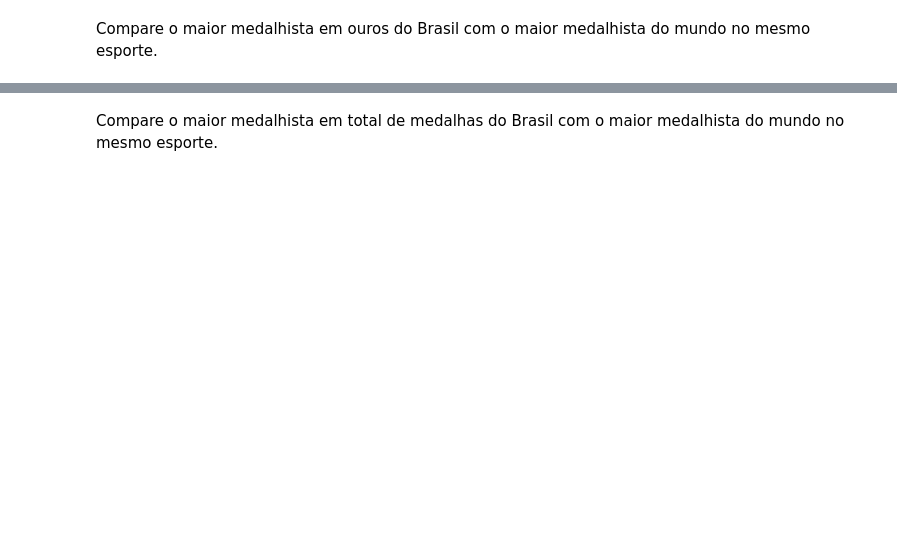
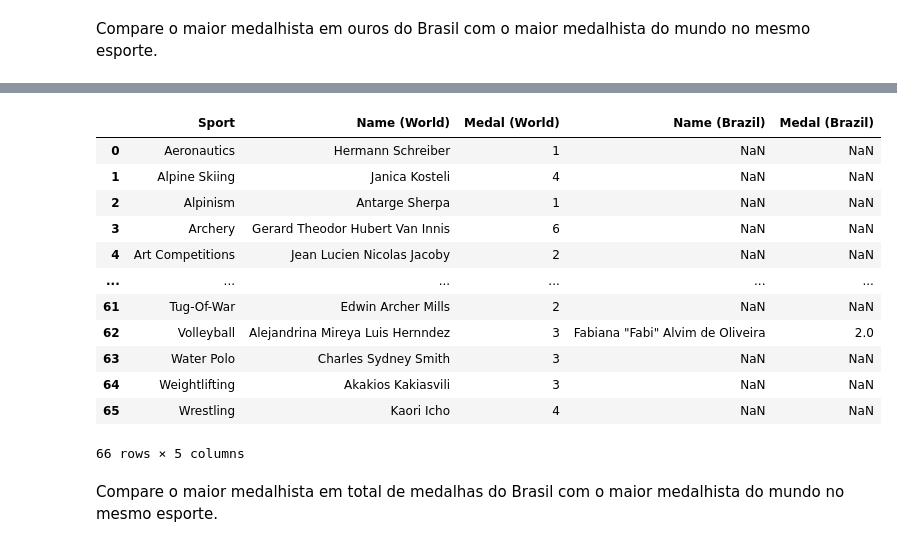
Before and after one commit to lucas54neves/olympics-data-analytics, a Jupyter notebook: src/project.ipynb, the cells around one changed output, grey strips where cells are left out. Saved outputs shown, nothing was run; the diff lists cells and outputs as text; code cells hidden in the pictures; blank space fills up the shorter version.

```diff
--- a/src/project.ipynb
+++ b/src/project.ipynb
@@ -347,2 +465,11 @@ Para finalizar, vamos fazer algumas comparações entre Brasil e mundo. Qual o r
 # %% [markdown]
 Compare o maior medalhista em ouros do Brasil com o maior medalhista em ouros do mundo.
+# %%
+summer_golds_brazil = summer.loc[(summer['Medal'] == 'Gold') & (summer['Team'] == 'Brazil')]
+
+biggest_gold_medalist_in_the_world = (summer_golds['Name'].value_counts().idxmax(), summer_golds['Name'].value_counts().max())
+
+biggest_gold_medalist_in_brazil = (summer_golds_brazil['Name'].value_counts().idxmax(), summer_golds_brazil['Name'].value_counts().max())
+
+print(biggest_gold_medalist_in_the_world)
+print(biggest_gold_medalist_in_brazil)
@@ -352,0 +527,18 @@ Compare o maior medalhista em ouros do Brasil com o maior medalhista do mundo no
+# %%
+summer_golds_world_by_name = summer_medals_golds.groupby(['Sport'])['Name'].value_counts()
+
+biggest_medalist_by_gold_in_world_by_sport_name = summer_golds_world_by_name.groupby(['Sport']).idxmax()
+
+biggest_medalist_by_gold_in_world_by_sport_name = biggest_medalist_by_gold_in_world_by_sport_name.apply(lambda x: x[1])
+
+biggest_medalist_by_gold_in_world_by_sport_name = biggest_medalist_by_gold_in_world_by_sport_name.reset_index()
+
+biggest_medalist_by_gold_in_world_by_sport_medal = summer_golds_world_by_name.groupby(['Sport']).max()
+
+biggest_medalist_by_gold_in_world_by_sport_medal = biggest_medalist_by_gold_in_world_by_sport_medal.reset_index()
+
+biggest_medalist_by_gold_in_world_by_sport_medal.columns = ['Sport', 'Medal']
+
+biggest_medalist_by_gold_in_world_by_sport = pd.merge(biggest_medalist_by_gold_in_world_by_sport_name, biggest_medalist_by_gold_in_world_by_sport_medal)
+
+biggest_medalist_by_gold_in_world_by_sport
@@ -353,2 +559,28 @@ Compare o maior medalhista em ouros do Brasil com o maior medalhista do mundo no
+# %%
+aux_biggest_medalist_by_gold_in_world_by_sport = biggest_medalist_by_gold_in_world_by_sport.copy()
+
+aux_biggest_medalist_by_gold_in_world_by_sport.columns = ['Sport', 'Name (World)', 'Medal (World)']
+
+aux_biggest_medalist_by_gold_in_brazil_by_sport = biggest_medalist_by_gold_in_brazil_by_sport.copy()
+
+aux_biggest_medalist_by_gold_in_brazil_by_sport.columns = ['Sport', 'Name (Brazil)', 'Medal (Brazil)']
+
+biggest_medalist_by_gold_comparation = pd.merge(aux_biggest_medalist_by_gold_in_world_by_sport, aux_biggest_medalist_by_gold_in_brazil_by_sport, how='left')
+
+biggest_medalist_by_gold_comparation
+# %% [output]
+|  | Sport | Name (World) | Medal (World) | Name (Brazil) | Medal (Brazil) |
+| 0 | Aeronautics | Hermann Schreiber | 1 | NaN | NaN |
+| 1 | Alpine Skiing | Janica Kosteli | 4 | NaN | NaN |
+| 2 | Alpinism | Antarge Sherpa | 1 | NaN | NaN |
+| 3 | Archery | Gerard Theodor Hubert Van Innis | 6 | NaN | NaN |
+| 4 | Art Competitions | Jean Lucien Nicolas Jacoby | 2 | NaN | NaN |
+| ... | ... | ... | ... | ... | ... |
+| 61 | Tug-Of-War | Edwin Archer Mills | 2 | NaN | NaN |
+| 62 | Volleyball | Alejandrina Mireya Luis Hernndez | 3 | Fabiana "Fabi" Alvim de Oliveira | 2.0 |
+| 63 | Water Polo | Charles Sydney Smith | 3 | NaN | NaN |
+| 64 | Weightlifting | Akakios Kakiasvili | 3 | NaN | NaN |
+| 65 | Wrestling | Kaori Icho | 4 | NaN | NaN |
+66 rows × 5 columns
 # %% [markdown]
 Compare o maior medalhista em total de medalhas do Brasil com o maior medalhista do mundo no mesmo esporte.
```
Also changed, not shown: parts of 38 cells of this notebook.
